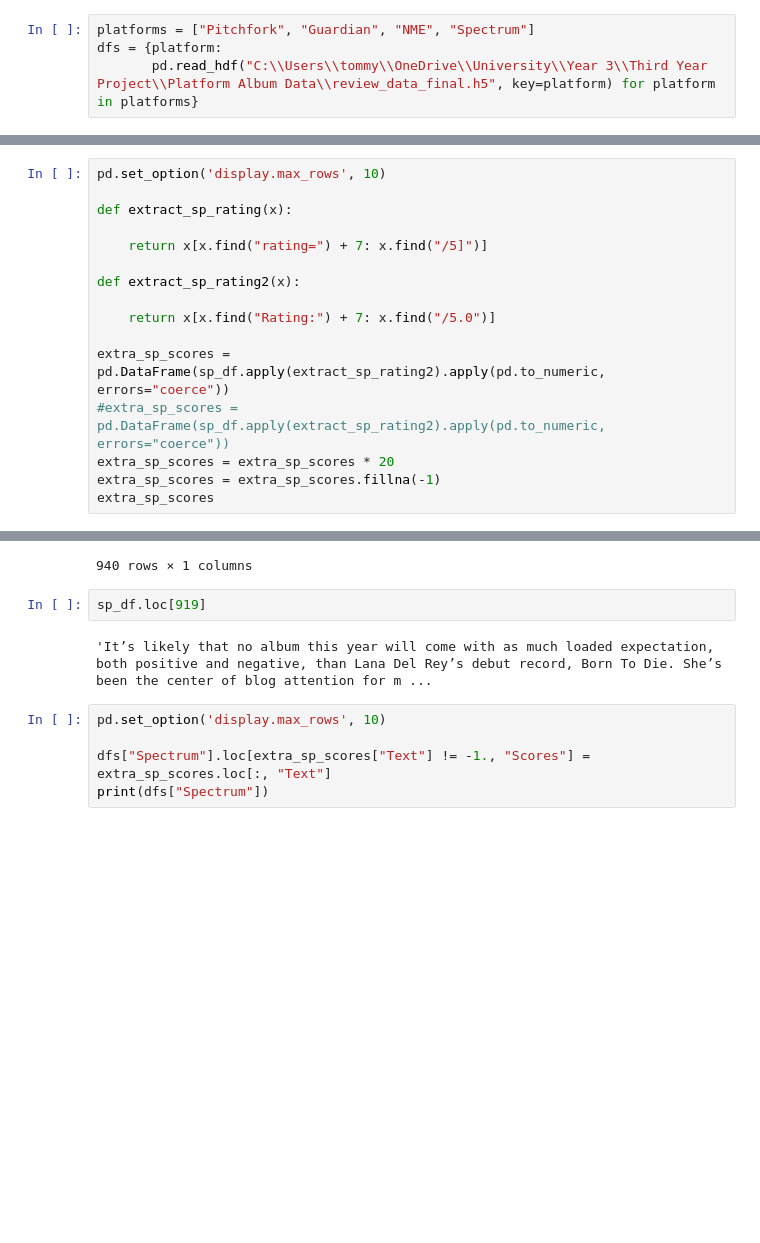
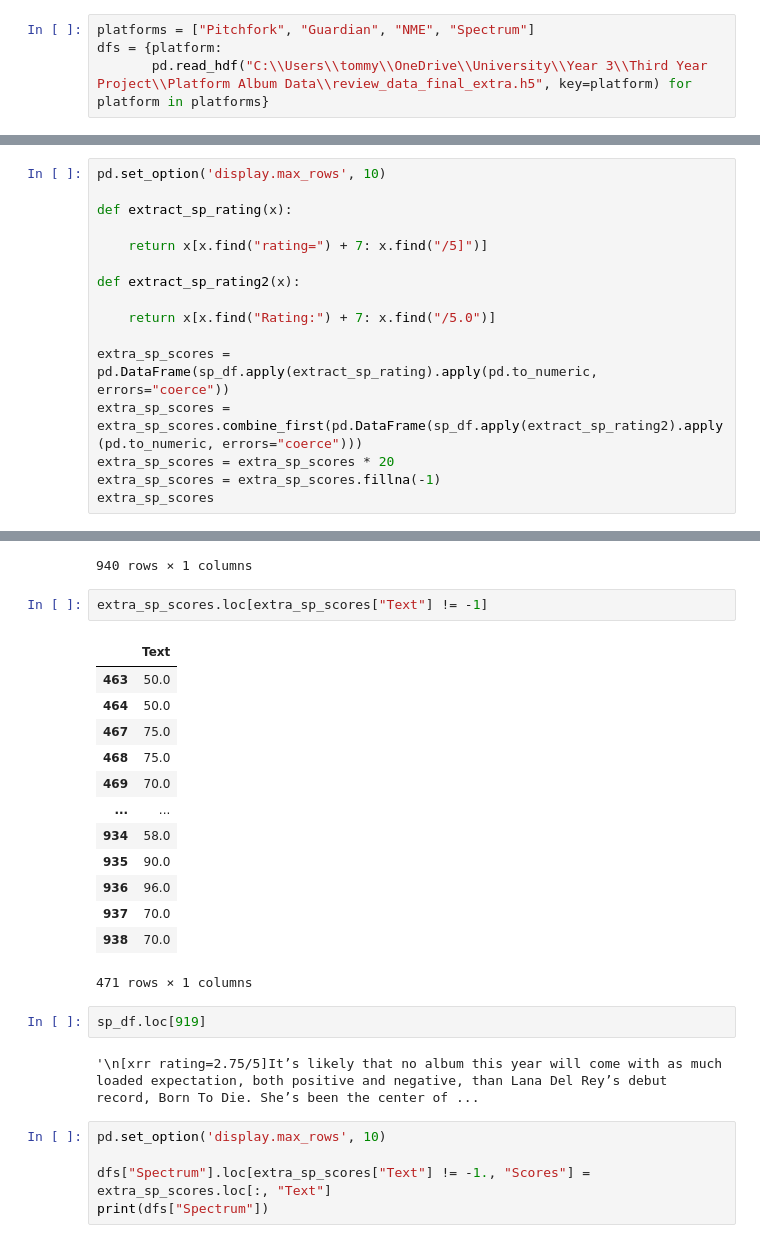
Before and after one commit to tjsnel/Third-Year-Project, a Jupyter notebook: third-year-project/Notebooks/text_formatting.ipynb, the cells around one changed output, grey strips where cells are left out. Saved outputs shown, nothing was run; the diff lists cells and outputs as text; blank space fills up the shorter version.

```diff
--- a/third-year-project/Notebooks/text_formatting.ipynb
+++ b/third-year-project/Notebooks/text_formatting.ipynb
@@ -6,7 +6,7 @@ import numpy as np
 # %%
 platforms = ["Pitchfork", "Guardian", "NME", "Spectrum"]
 dfs = {platform:
-       pd.read_hdf("C:\\Users\\tommy\\OneDrive\\University\\Year 3\\Third Year Project\\Platform Album Data\\review_data_final.h5", key=platform) for platform in platforms}
+       pd.read_hdf("C:\\Users\\tommy\\OneDrive\\University\\Year 3\\Third Year Project\\Platform Album Data\\review_data_final_extra.h5", key=platform) for platform in platforms}
 # %%
 pf_df = dfs["Pitchfork"].loc[:, "Text"]
 
@@ -141,8 +141,8 @@ def extract_sp_rating2(x):
 
     return x[x.find("Rating:") + 7: x.find("/5.0")]
 
-extra_sp_scores = pd.DataFrame(sp_df.apply(extract_sp_rating2).apply(pd.to_numeric, errors="coerce"))
-#extra_sp_scores = pd.DataFrame(sp_df.apply(extract_sp_rating2).apply(pd.to_numeric, errors="coerce"))
+extra_sp_scores = pd.DataFrame(sp_df.apply(extract_sp_rating).apply(pd.to_numeric, errors="coerce"))
+extra_sp_scores = extra_sp_scores.combine_first(pd.DataFrame(sp_df.apply(extract_sp_rating2).apply(pd.to_numeric, errors="coerce")))
 extra_sp_scores = extra_sp_scores * 20
 extra_sp_scores = extra_sp_scores.fillna(-1)
 extra_sp_scores
@@ -160,10 +160,26 @@ extra_sp_scores
 | 938 | 70.0 |
 | 939 | -1.0 |
 940 rows × 1 columns
+# %%
+extra_sp_scores.loc[extra_sp_scores["Text"] != -1]
+# %% [output]
+|  | Text |
+| 463 | 50.0 |
+| 464 | 50.0 |
+| 467 | 75.0 |
+| 468 | 75.0 |
+| 469 | 70.0 |
+| ... | ... |
+| 934 | 58.0 |
+| 935 | 90.0 |
+| 936 | 96.0 |
+| 937 | 70.0 |
+| 938 | 70.0 |
+471 rows × 1 columns
 # %%
 sp_df.loc[919]
 # %% [output]
-'It’s likely that no album this year will come with as much loaded expectation, both positive and negative, than Lana Del Rey’s debut record, Born To Die. She’s been the center of blog attention for m ...
+'\n[xrr rating=2.75/5]It’s likely that no album this year will come with as much loaded expectation, both positive and negative, than Lana Del Rey’s debut record, Born To Die. She’s been the center of ...
 # %%
 pd.set_option('display.max_rows', 10)
 
```
Also changed, not shown: parts of 21 cells of this notebook, 23 other files.
